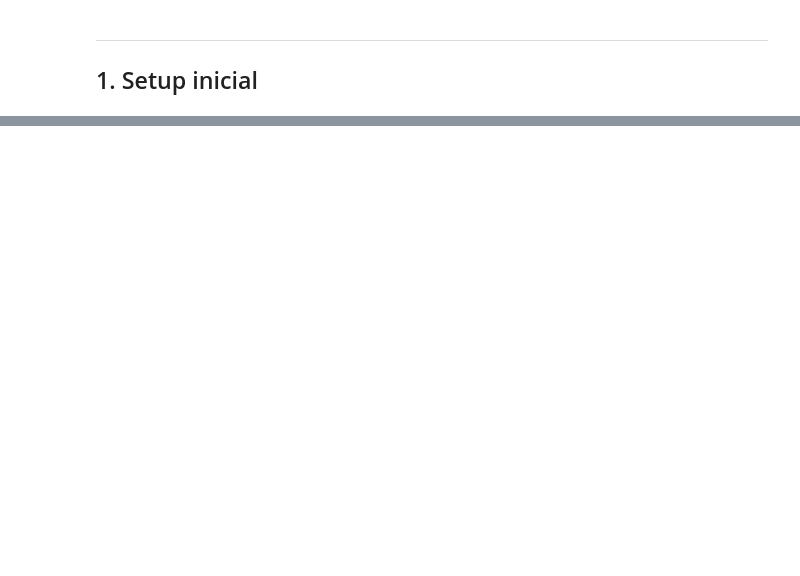
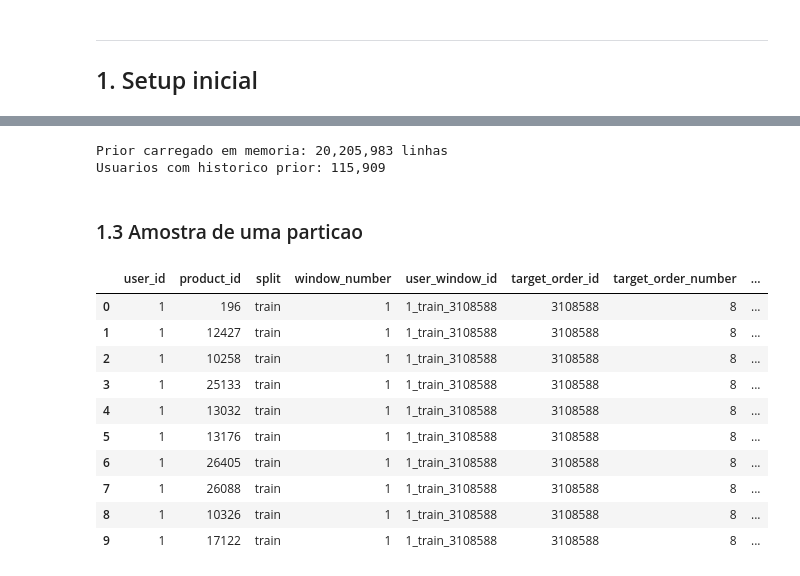
Before and after one commit to helioneto3108/mlp-market-recommender-system, a Jupyter notebook: notebooks/04-feature-engineering.ipynb, the cells around one changed output, grey strips where cells are left out. Saved outputs shown, nothing was run; the diff lists cells and outputs as text; code cells hidden in the pictures; blank space fills up the shorter version.

```diff
--- a/notebooks/04-feature-engineering.ipynb
+++ b/notebooks/04-feature-engineering.ipynb
@@ -1220,0 +103,26 @@ Dataset final: /Users/helio/Library/CloudStorage/OneDrive-Pessoal/Pos_FIAP/Tech_
+# %%
+PROJECT_ROOT = Path("..").resolve()
+
+DATA_DIR = PROJECT_ROOT / "data"
+RAW_DIR = DATA_DIR / "raw"
+PROCESSED_DIR = DATA_DIR / "processed"
+FEATURES_DIR = DATA_DIR / "features"
+
+UNIFIED_DATASET_PATH = PROCESSED_DIR / "orders_product_unified.parquet"
+PRODUCTS_PATH = RAW_DIR / "products.csv"
+TEMPORAL_CANDIDATES_DIR = FEATURES_DIR / "temporal_candidates_v1"
+TEMPORAL_MODELING_DATASET_DIR = FEATURES_DIR / "temporal_modeling_dataset_v1"
+
+OVERWRITE_TEMPORAL_MODELING_DATASET = True
+PRELOAD_PRIOR_IN_MEMORY = True
+PROGRESS_EVERY_PARTITIONS = 5
+
+for input_path in [UNIFIED_DATASET_PATH, PRODUCTS_PATH, TEMPORAL_CANDIDATES_DIR]:
+    assert input_path.exists(), f"Entrada nao encontrada: {input_path}"
+
+candidate_part_paths = sorted(TEMPORAL_CANDIDATES_DIR.glob("*.parquet"))
+assert candidate_part_paths, f"Nenhuma particao encontrada em: {TEMPORAL_CANDIDATES_DIR}"
+
+print("Entradas encontradas com sucesso.")
+print(f"Particoes de candidatos: {len(candidate_part_paths):,}")
+print(f"Output temporal sera salvo em: {TEMPORAL_MODELING_DATASET_DIR}")
@@ -1220,0 +246,46 @@ Dataset final: /Users/helio/Library/CloudStorage/OneDrive-Pessoal/Pos_FIAP/Tech_
+# %%
+if PRELOAD_PRIOR_IN_MEMORY:
+    prior_filter = ds.field("eval_set") == "prior"
+    user_filter = ds.field("user_id").isin(list(eligible_user_ids))
+
+    prior_table = unified_dataset.to_table(
+        columns=prior_columns,
+        filter=prior_filter & user_filter,
+    )
+    prior_all_df = prior_table.to_pandas()
+
+    prior_all_df = prior_all_df.sort_values(
+        ["user_id", "order_number", "add_to_cart_order"],
+        kind="mergesort",
+    ).reset_index(drop=True)
+
+    prior_by_user = {
+        int(user_id): user_prior.copy()
+        for user_id, user_prior in prior_all_df.groupby("user_id", sort=False)
+    }
+
+    print(f"Prior carregado em memoria: {len(prior_all_df):,} linhas")
+    print(f"Usuarios com historico prior: {len(prior_by_user):,}")
+else:
+    print("Modo streaming ativo: o prior sera filtrado por particao.")
+# %% [output]
+Prior carregado em memoria: 20,205,983 linhas
+Usuarios com historico prior: 115,909
+# %% [markdown]
+### 1.3 Amostra de uma particao
+# %%
+sample_candidates = pd.read_parquet(candidate_part_paths[0]).head(10)
+
+sample_candidates
+# %% [output]
+|  | user_id | product_id | split | window_number | user_window_id | target_order_id | target_order_number | ... |
+| 0 | 1 | 196 | train | 1 | 1_train_3108588 | 3108588 | 8 | ... |
+| 1 | 1 | 12427 | train | 1 | 1_train_3108588 | 3108588 | 8 | ... |
+| 2 | 1 | 10258 | train | 1 | 1_train_3108588 | 3108588 | 8 | ... |
+| 3 | 1 | 25133 | train | 1 | 1_train_3108588 | 3108588 | 8 | ... |
+| 4 | 1 | 13032 | train | 1 | 1_train_3108588 | 3108588 | 8 | ... |
+| 5 | 1 | 13176 | train | 1 | 1_train_3108588 | 3108588 | 8 | ... |
+| 6 | 1 | 26405 | train | 1 | 1_train_3108588 | 3108588 | 8 | ... |
+| 7 | 1 | 26088 | train | 1 | 1_train_3108588 | 3108588 | 8 | ... |
+| 8 | 1 | 10326 | train | 1 | 1_train_3108588 | 3108588 | 8 | ... |
+| 9 | 1 | 17122 | train | 1 | 1_train_3108588 | 3108588 | 8 | ... |
```
Also changed, not shown: parts of 68 cells of this notebook.
